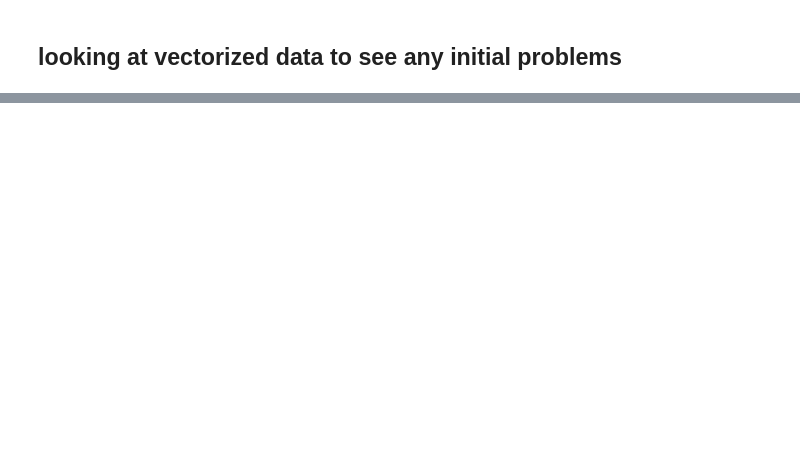
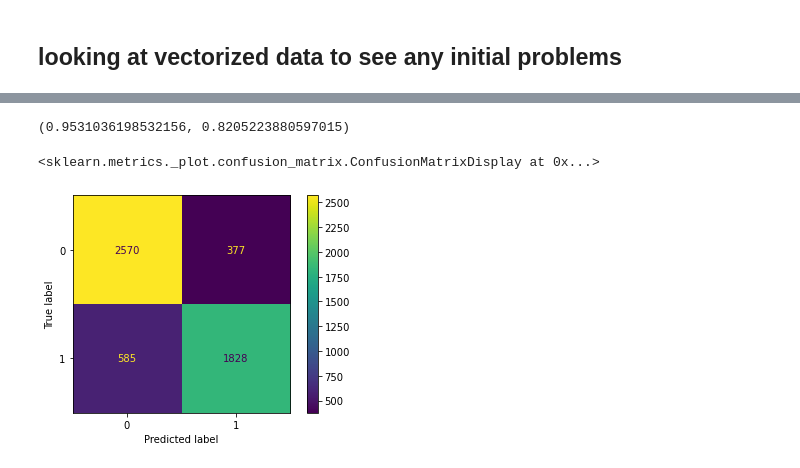
Before and after one commit to Daniel-Sun-99/Reddit-Post-Classification-NLP, a Jupyter notebook: code/SimpleCountvectorizer.ipynb, the cells around one changed output, grey strips where cells are left out. Saved outputs shown, nothing was run; the diff lists cells and outputs as text; code cells hidden in the pictures; blank space fills up the shorter version.

```diff
--- a/code/SimpleCountvectorizer.ipynb
+++ b/code/SimpleCountvectorizer.ipynb
@@ -66,0 +122,7 @@ Pipeline(steps=[('cv', CountVectorizer(stop_words='english'))])
+# %%
+renamed = pd.DataFrame(df[['title', 'subreddit']])
+renamed.columns = ['text', 'subreddit']
+renamed2 = pd.DataFrame(df[['selftext', 'subreddit']])
+renamed2.columns = ['text', 'subreddit']
+# %%
+single_df = pd.concat([renamed, renamed2])
@@ -66,0 +145,17 @@ Pipeline(steps=[('cv', CountVectorizer(stop_words='english'))])
+# %%
+X = single_df['text']
+y = single_df['subreddit']
+
+
+X_train, X_test, y_train, y_test = train_test_split(X, y, random_state = 1)
+# %%
+pipe1.fit(X_train, y_train)
+
+pipe1.score(X_train, y_train), pipe1.score(X_test, y_test)
+# %% [output]
+(0.9531036198532156, 0.8205223880597015)
+# %%
+ConfusionMatrixDisplay.from_estimator(pipe1, X_test, y_test)
+# %% [output]
+<sklearn.metrics._plot.confusion_matrix.ConfusionMatrixDisplay at 0x...>
+[figure, added]
```
Also changed, not shown: parts of 27 cells of this notebook, 2 other files.
